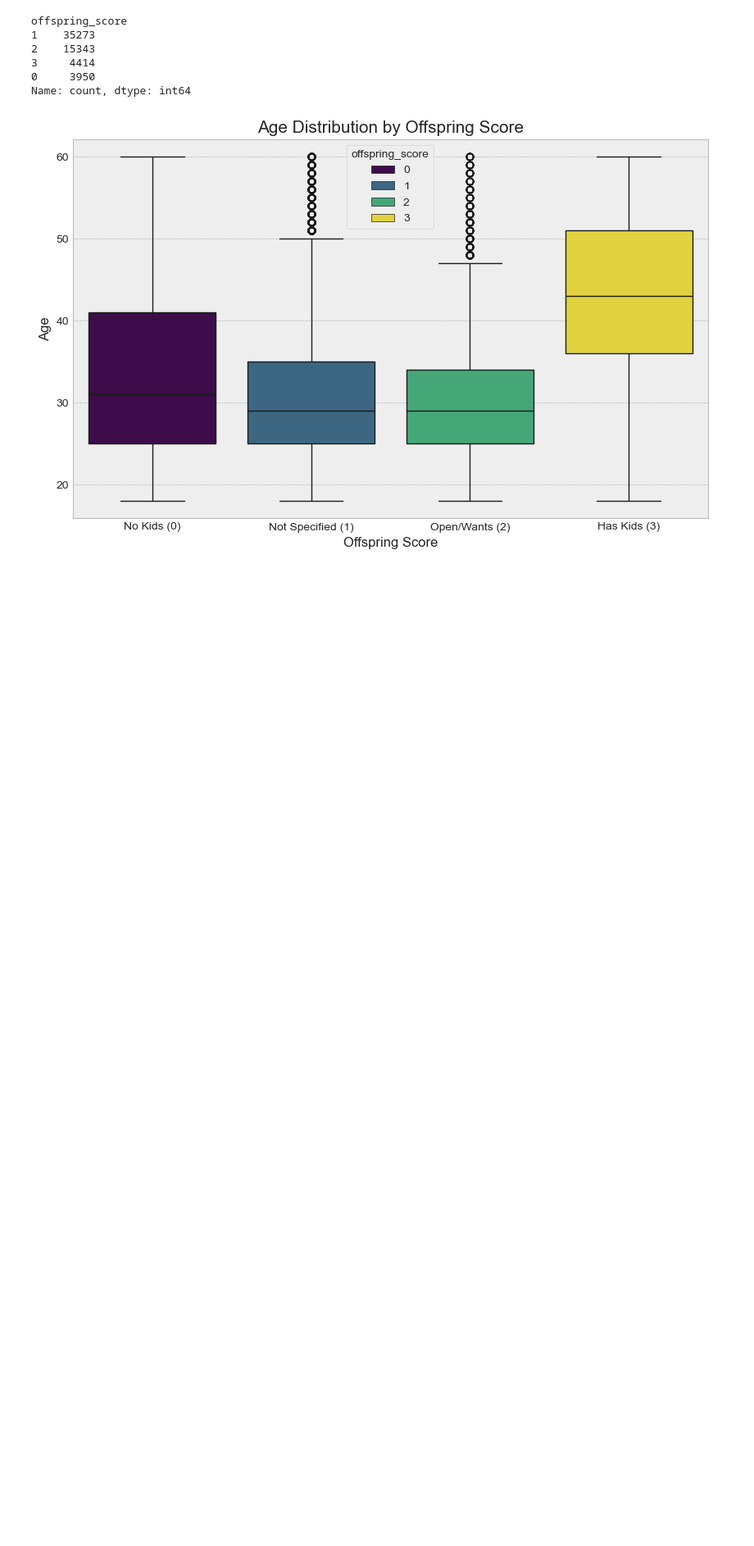
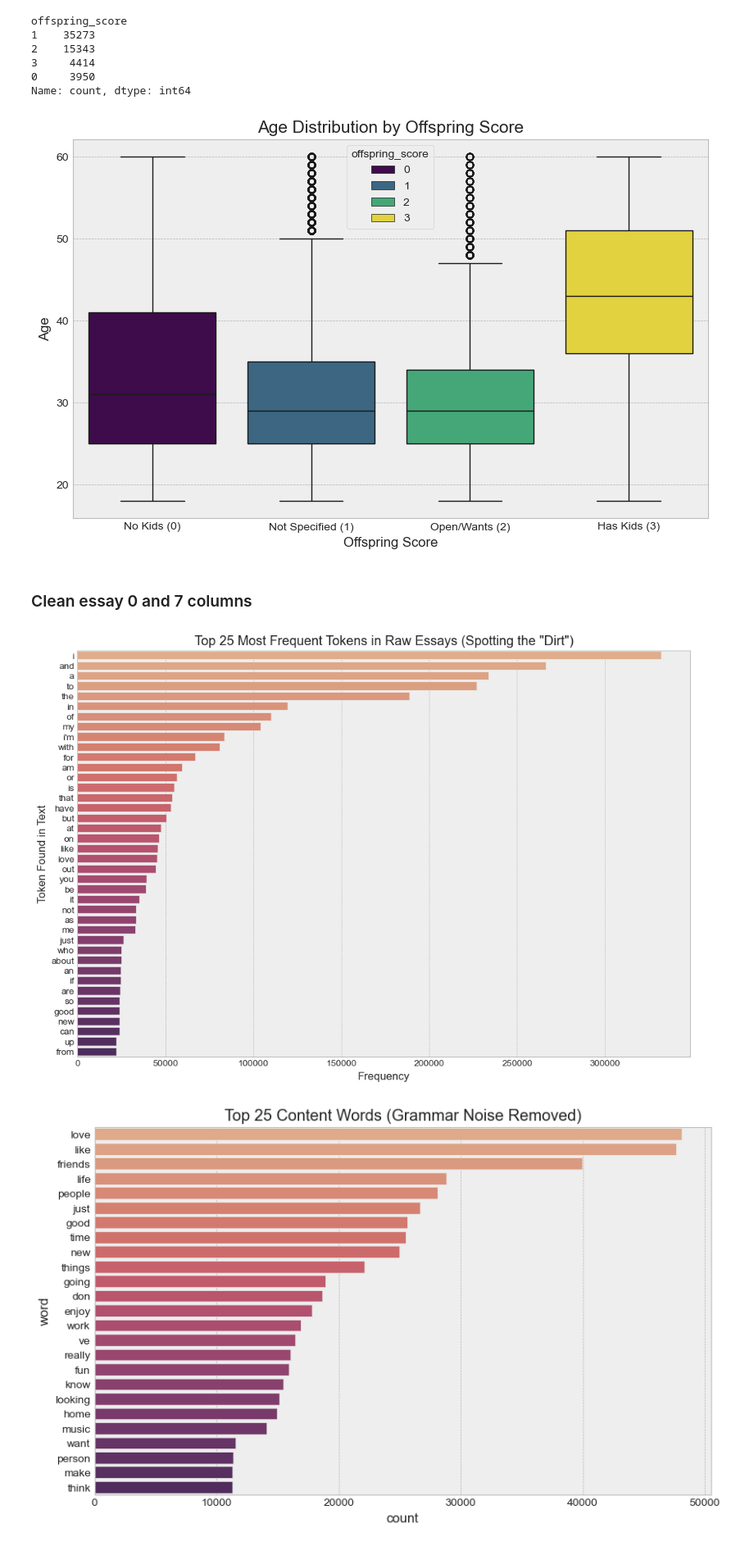
Before and after one commit to byPolo/OkCupid, a Jupyter notebook: Notebooks/OkCupid_DSP.ipynb, the cells around one changed output. Shown at 82% size. Saved outputs shown, nothing was run; the diff lists cells and outputs as text; code cells hidden in the pictures; blank space fills up the shorter version.

```diff
--- a/Notebooks/OkCupid_DSP.ipynb
+++ b/Notebooks/OkCupid_DSP.ipynb
@@ -312,3 +322,75 @@ offspring_score
 0     3950
 Name: count, dtype: int64
 [figure]
+# %% [markdown]
+### Clean essay 0 and 7 columns
+# %%
+
+combined_essays = (clean_df['essay0'].fillna('') + " " + clean_df['essay7'].fillna(''))
+
+all_words = " ".join(combined_essays).lower().split()
+
+#Count the top 25 most frequent tokens
+#todo look at the function of these 2 lines
+word_counts = Counter(all_words) # <--Creates a dictionary object, where every word is a key, and the frequency is the value
+top_tokens = word_counts.most_common(40) # <--Sorts the dictionary for the most common words first
+
+#Convert to DataFrame
+tokens_df = pd.DataFrame(top_tokens, columns=['Token', 'Frequency'])
+
+
+plt.figure(figsize=(12, 8))
+sns.barplot(data=tokens_df, x='Frequency', y='Token', hue='Token', palette='flare')
+plt.title('Top 25 Most Frequent Tokens in Raw Essays (Spotting the "Dirt")')
+plt.xlabel('Frequency')
+plt.ylabel('Token Found in Text')
+plt.show()
+#From this first plot we see that most of the top words are just filler words
+
+#Clean filler words
+vectorizer = CountVectorizer(stop_words='english', max_features=25)
+word_matrix = vectorizer.fit_transform(combined_essays)
+
+counts = word_matrix.toarray().sum(axis=0)
+words = vectorizer.get_feature_names_out()
+word_freq = pd.DataFrame({'word': words, 'count': counts}).sort_values(by='count', ascending=False)
+
+plt.figure(figsize=(10, 6))
+sns.barplot(x='count', y='word',hue='word' ,data=word_freq, palette='flare')
+plt.title('Top 25 Content Words (Grammar Noise Removed)')
+plt.show()
+
+#Better but some ' words still mess up our data, sinc i also read the data has HTML tags I will clean those as well
+def clean_text(text):
+    if not isinstance(text, str):
+        return ""
+
+    text = text.lower()
+    # 2. Fix contractions (The 'don' and 've' fix)
+    text = re.sub(r"n't", " not", text)
+    text = re.sub(r"'ve", " have", text)
+    text = re.sub(r"'re", " are", text)
+    text = re.sub(r"'s", " is", text)
+    text = re.sub(r"'ll", " will", text)
+    text = re.sub(r"'m", " am", text)
+    text = re.sub(r"'d", " would", text)
+
+    # 3. Remove HTML tags like <br />
+    text = re.sub(r'<.*?>', ' ', text)
+
+    # 4. Remove anything that isn't a letter (removes numbers/punctuation)
+    text = re.sub(r'[^a-z\s]', '', text)
+
+    # 5. Remove extra whitespace
+    text = " ".join(text.split())
+
+    return text
+
+# Apply it to your combined essays
+combined_essays['cleaned_essays'] = combined_essays.apply(clean_text)
+clean_df['cleaned_essays'] = combined_essays['cleaned_essays']
+
+#Clean_df now has all the clean features needed for K-Means
+# %% [output]
+[figure, added]
+[figure, added]
```
Also changed, not shown: parts of 6 cells of this notebook, 1 other file.
